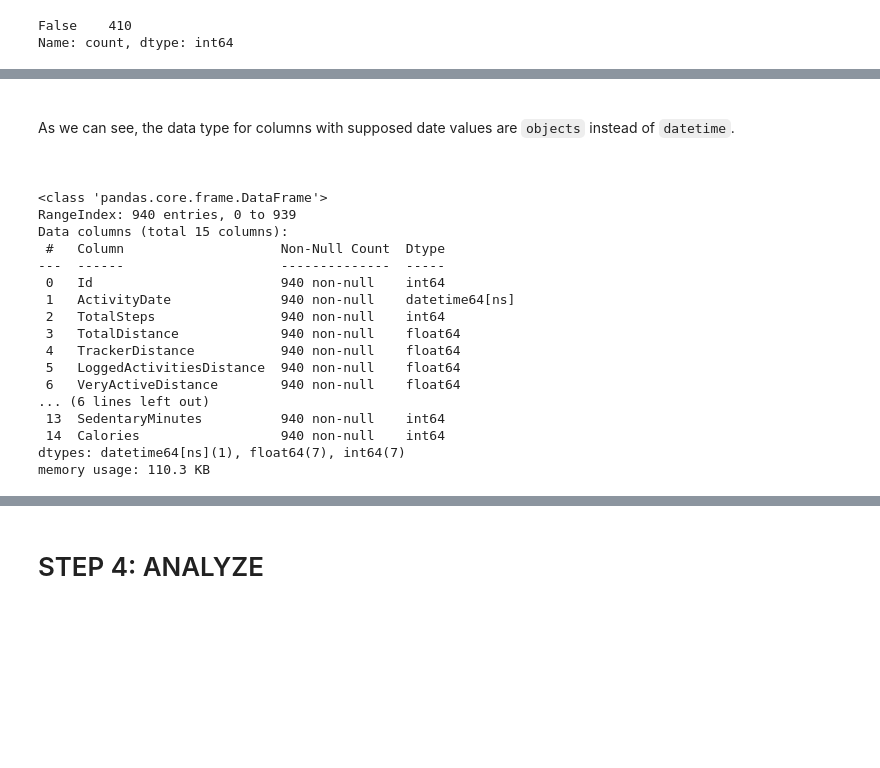
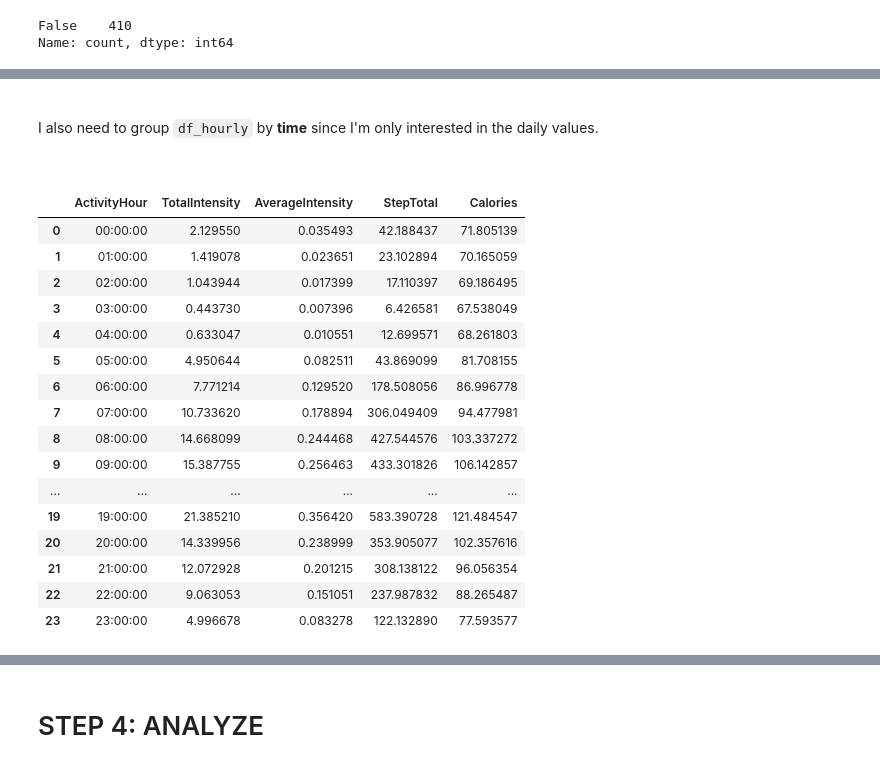
Before and after one commit to Klekzee/Case-Studies, a Jupyter notebook: 01-GoogleCapstone1/BellaBeat.ipynb, the cells around one changed output, grey strips where cells are left out. Cells and saved outputs as stored; diff of their text form; code cells hidden in the pictures; blank space fills up the shorter version.

```diff
--- a/01-GoogleCapstone1/BellaBeat.ipynb
+++ b/01-GoogleCapstone1/BellaBeat.ipynb
@@ -322,35 +357,31 @@ None
-# %% [markdown]
-<br>
-
-As we can see, the data type for columns with supposed date values are `objects` instead of `datetime`.
-
-<br>
-# %%
-# Fixing the data types.
-
-df_daily_activity['ActivityDate'] = pd.to_datetime(df_daily_activity['ActivityDate'])
-df_hourly['ActivityHour'] = pd.to_datetime(df_hourly['ActivityHour'])
-df_sleep_day['SleepDay'] = pd.to_datetime(df_sleep_day['SleepDay'])
-df_weight_log['Date'] = pd.to_datetime(df_weight_log['Date'])
-# %%
-# Checking
-
-df_daily_activity.info()
-# %% [output]
-<class 'pandas.core.frame.DataFrame'>
-RangeIndex: 940 entries, 0 to 939
-Data columns (total 15 columns):
- #   Column                    Non-Null Count  Dtype
----  ------                    --------------  -----
- 0   Id                        940 non-null    int64
- 1   ActivityDate              940 non-null    datetime64[ns]
- 2   TotalSteps                940 non-null    int64
- 3   TotalDistance             940 non-null    float64
- 4   TrackerDistance           940 non-null    float64
- 5   LoggedActivitiesDistance  940 non-null    float64
- 6   VeryActiveDistance        940 non-null    float64
-... (6 lines left out)
- 13  SedentaryMinutes          940 non-null    int64
- 14  Calories                  940 non-null    int64
-dtypes: datetime64[ns](1), float64(7), int64(7)
-memory usage: 110.3 KB
+# %% [markdown]
+<br>
+
+I also need to group `df_hourly` by **time** since I'm only interested in the daily values.
+
+<br>
+# %%
+# Grouping by time.
+
+x = ['TotalIntensity', 'AverageIntensity', 'StepTotal', 'Calories']
+df_hourly['ActivityHour'] = df_hourly['ActivityHour'].dt.time
+df_hourly_grouped = df_hourly.groupby('ActivityHour')[x].mean().reset_index()
+df_hourly_grouped
+# %% [output]
+|  | ActivityHour | TotalIntensity | AverageIntensity | StepTotal | Calories |
+| 0 | 00:00:00 | 2.129550 | 0.035493 | 42.188437 | 71.805139 |
+| 1 | 01:00:00 | 1.419078 | 0.023651 | 23.102894 | 70.165059 |
+| 2 | 02:00:00 | 1.043944 | 0.017399 | 17.110397 | 69.186495 |
+| 3 | 03:00:00 | 0.443730 | 0.007396 | 6.426581 | 67.538049 |
+| 4 | 04:00:00 | 0.633047 | 0.010551 | 12.699571 | 68.261803 |
+| 5 | 05:00:00 | 4.950644 | 0.082511 | 43.869099 | 81.708155 |
+| 6 | 06:00:00 | 7.771214 | 0.129520 | 178.508056 | 86.996778 |
+| 7 | 07:00:00 | 10.733620 | 0.178894 | 306.049409 | 94.477981 |
+| 8 | 08:00:00 | 14.668099 | 0.244468 | 427.544576 | 103.337272 |
+| 9 | 09:00:00 | 15.387755 | 0.256463 | 433.301826 | 106.142857 |
+| ... | ... | ... | ... | ... | ... |
+| 19 | 19:00:00 | 21.385210 | 0.356420 | 583.390728 | 121.484547 |
+| 20 | 20:00:00 | 14.339956 | 0.238999 | 353.905077 | 102.357616 |
+| 21 | 21:00:00 | 12.072928 | 0.201215 | 308.138122 | 96.056354 |
+| 22 | 22:00:00 | 9.063053 | 0.151051 | 237.987832 | 88.265487 |
+| 23 | 23:00:00 | 4.996678 | 0.083278 | 122.132890 | 77.593577 |
```
Also changed, not shown: parts of 13 cells of this notebook.
